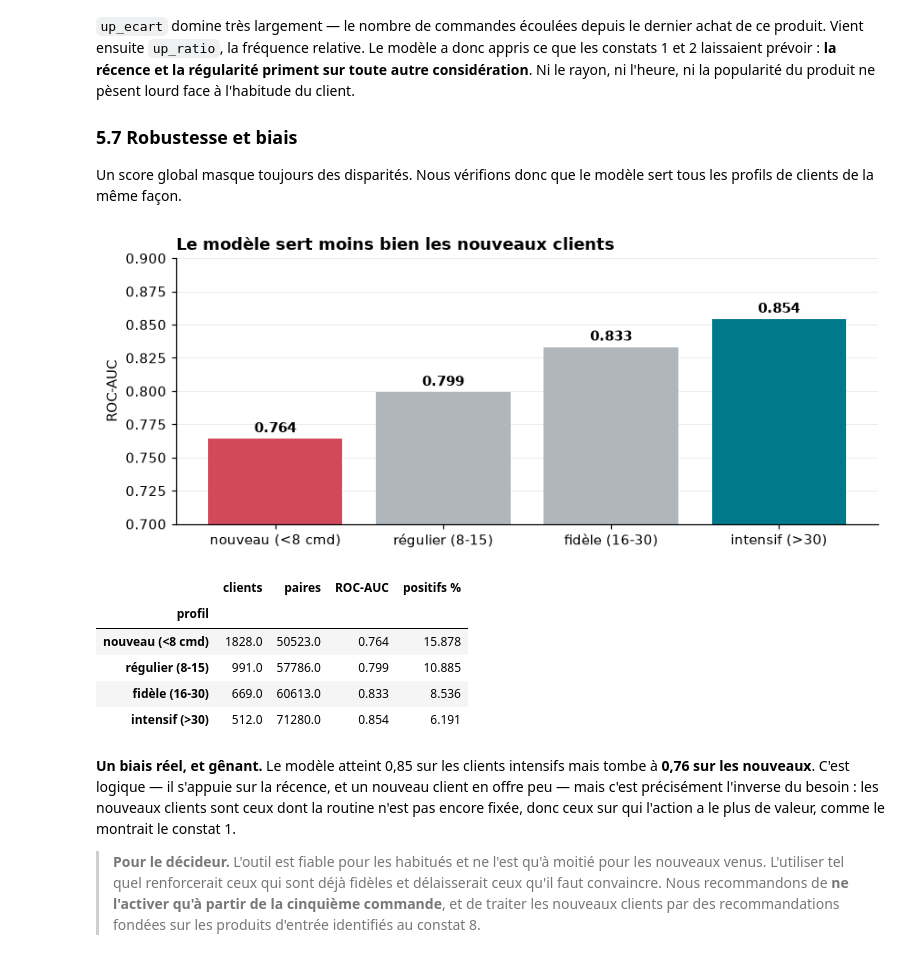
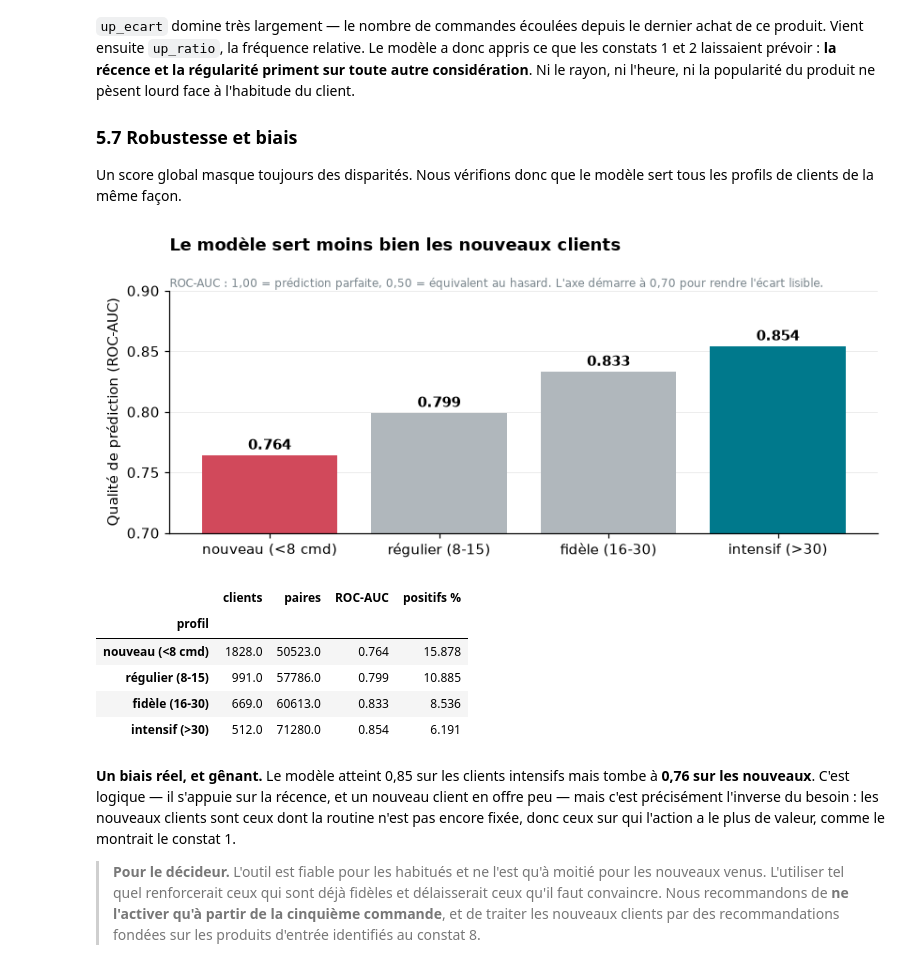
Before and after one commit to Nyomix-V/joja-data-analysis, a Jupyter notebook: 02_projet/analyse.ipynb, the cells around one changed output. Saved outputs shown, nothing was run; the diff lists cells and outputs as text; code cells hidden in the pictures.

```diff
--- a/02_projet/analyse.ipynb
+++ b/02_projet/analyse.ipynb
@@ -76,6 +76,7 @@ plt.rcParams.update({
     "axes.axisbelow": True, "figure.autolayout": True,
 })
 ENCRE, ACCENT, ALERTE = "#2F4858", "#00798C", "#D1495B"
+GRIS_NOTE = "#7A868D"
 
 print("pandas", pd.__version__, "| numpy", np.__version__)
 # %% [output]
@@ -1225,28 +1342,32 @@ tous les profils de clients de la même façon.
 # %%
 diag = te.copy(); diag["proba"] = p_test
 diag["profil"] = pd.cut(diag.u_commandes, [0, 7, 15, 30, 200],
                         labels=["nouveau (<8 cmd)","régulier (8-15)",
                                 "fidèle (16-30)","intensif (>30)"])
 eq = diag.groupby("profil", observed=True).apply(
         lambda g: pd.Series({"clients": g.user_id.nunique(),
                              "paires": len(g),
                              "ROC-AUC": roc_auc_score(g.y, g.proba),
                              "positifs %": g.y.mean()*100}),
         include_groups=False).round(3)
 
 fig, ax = plt.subplots(figsize=(8, 3.4))
 ax.bar(eq.index.astype(str), eq["ROC-AUC"], color=[ALERTE, "#B0B7BC", "#B0B7BC", ACCENT])
-ax.set_ylim(.7, .9); ax.set_ylabel("ROC-AUC")
+ax.set_ylim(.7, .9)
+ax.set_ylabel("Qualité de prédiction (ROC-AUC)")
 ax.set_title("Le modèle sert moins bien les nouveaux clients",
-             fontweight="bold", loc="left")
+             fontweight="bold", loc="left", pad=28)
+ax.text(0, 1.015, "ROC-AUC : 1,00 = prédiction parfaite, 0,50 = équivalent au hasard. "
+        "L'axe démarre à 0,70 pour rendre l'écart lisible.",
+        transform=ax.transAxes, fontsize=8, color=GRIS_NOTE)
 for i, v in enumerate(eq["ROC-AUC"]):
     ax.text(i, v + .005, f"{v:.3f}", ha="center", fontweight="bold")
 ax.grid(axis="x", visible=False)
 plt.show()
 
 eq
 # %% [output]
-[figure, old version]
+[figure, new version]
 |  | clients | paires | ROC-AUC | positifs % |
 | profil |  |  |  |  |
 | nouveau (<8 cmd) | 1828.0 | 50523.0 | 0.764 | 15.878 |
```
Also changed, not shown: parts of 13 cells of this notebook, 1 other file.
